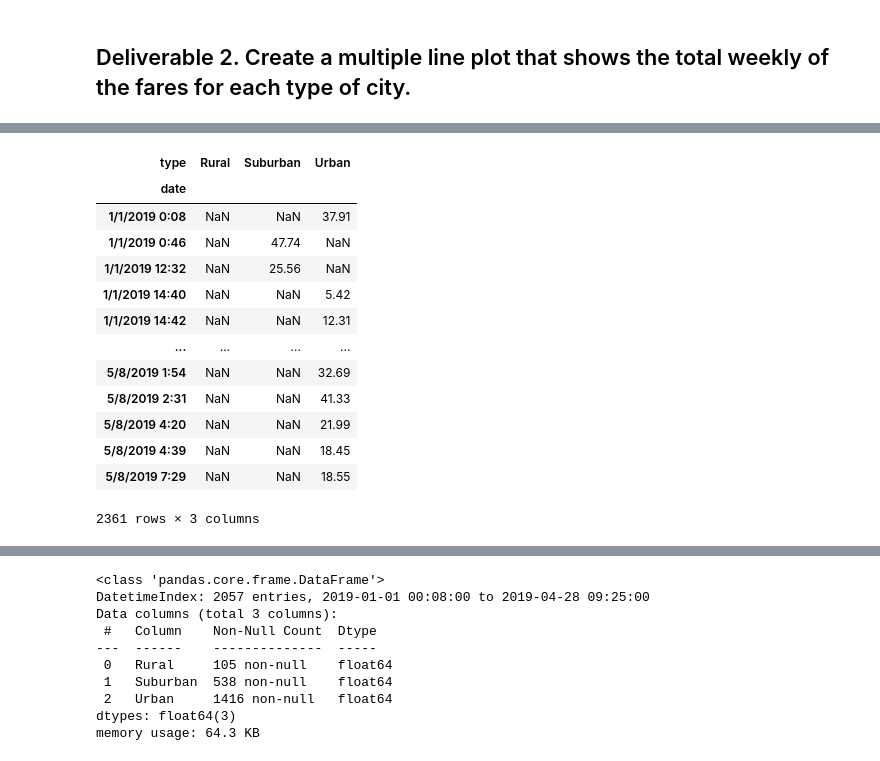
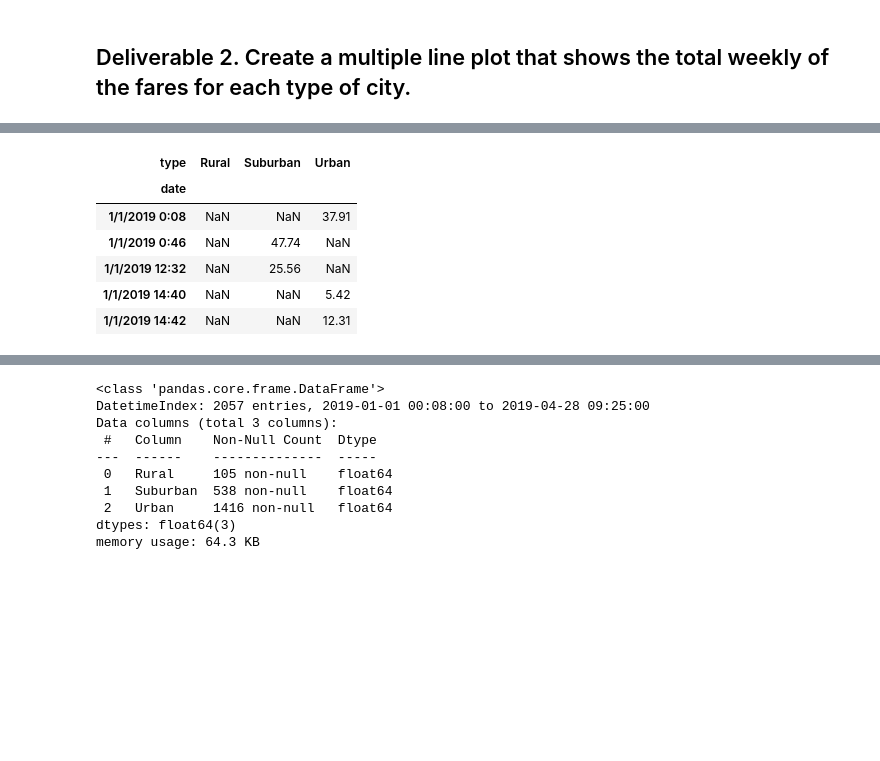
Before and after one commit to AnnieShaffer/PyBer_Analysis, a Jupyter notebook: PyBer_Challenge.ipynb, the cells around one changed output, grey strips where cells are left out. Cells and saved outputs as stored; diff of their text form; code cells hidden in the pictures; blank space fills up the shorter version.

```diff
--- a/PyBer_Challenge.ipynb
+++ b/PyBer_Challenge.ipynb
@@ -126,24 +112,17 @@ sum_fares
 # %%
 # 11. Create a pivot table with the 'date' as the index, the columns ='type', and values='fare'
 # to get the total fares for each type of city by the date.
 sum_fares_pivot = sum_fares.pivot(index="date", columns="type", values="fare")
 
-sum_fares_pivot
+sum_fares_pivot.head()
 # %% [output]
 | type | Rural | Suburban | Urban |
 | date |  |  |  |
 | 1/1/2019 0:08 | NaN | NaN | 37.91 |
 | 1/1/2019 0:46 | NaN | 47.74 | NaN |
 | 1/1/2019 12:32 | NaN | 25.56 | NaN |
 | 1/1/2019 14:40 | NaN | NaN | 5.42 |
 | 1/1/2019 14:42 | NaN | NaN | 12.31 |
-| ... | ... | ... | ... |
-| 5/8/2019 1:54 | NaN | NaN | 32.69 |
-| 5/8/2019 2:31 | NaN | NaN | 41.33 |
-| 5/8/2019 4:20 | NaN | NaN | 21.99 |
-| 5/8/2019 4:39 | NaN | NaN | 18.45 |
-| 5/8/2019 7:29 | NaN | NaN | 18.55 |
-2361 rows × 3 columns
 # %%
 # 12. Create a new DataFrame from the pivot table DataFrame using loc on the given dates, '2019-01-01':'2019-04-29'.
 sum_fares_dates = sum_fares_pivot.loc["1/1/2019":"4/29/2019"]
```
Also changed, not shown: parts of 5 cells of this notebook.
